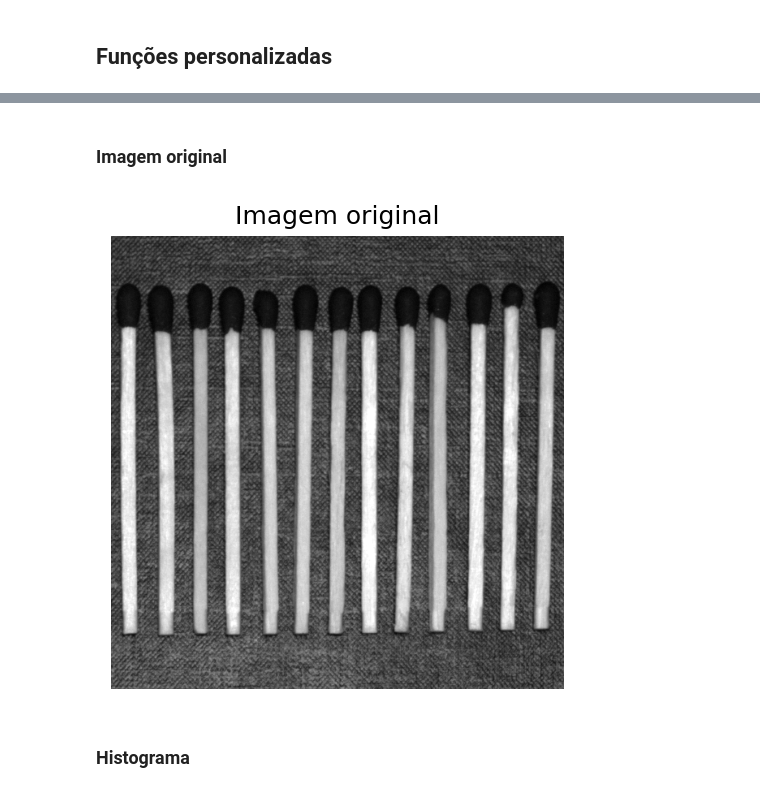
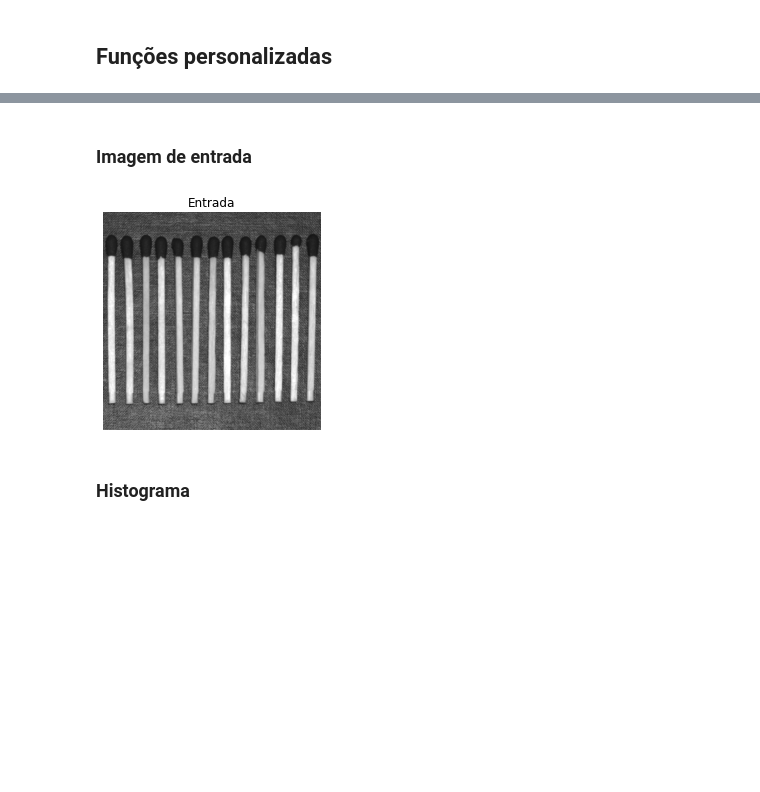
Before and after one commit to gabrielcbenedito/pdi, a Jupyter notebook: lista_1.ipynb, the cells around one changed output, grey strips where cells are left out. Drawn from its saved outputs; the diff is of its cells as text; code cells hidden in the pictures; blank space fills up the shorter version.

```diff
--- a/lista_1.ipynb
+++ b/lista_1.ipynb
@@ -25,9 +23,9 @@ mpl.rcParams['figure.dpi'] = 150
 # NOTE: all custom function assumes normalized images on range [0, 1]
 
 # plots an grayscale image
-def plot_gray_img(img, title=None):
+def plot_img(img, title=None):
     fig, ax = plt.subplots()
-    ax.imshow(img, cmap='gray')
+    ax.imshow(img, cmap='gray', vmin=0, vmax=1)
     ax.set_title(title)
     ax.axis('off')
 
@@ -70,16 +70,17 @@ def plot_hist(img, n_bins=30):
+# %% [markdown]
+### Imagem de entrada
 # %%
 # open image
 img = image.imread('./img/ex_1.jpg')
 
 # transforms
-# normalize values
+# normalization
 img = img / 255
+
+# plot
+plot_img(img, 'Entrada')
+# %% [output]
+[figure, added]
-# %% [markdown]
-### Imagem original
-# %%
-plot_gray_img(img, 'Imagem original')
-# %% [output]
-[figure, removed]
 # %% [markdown]
 ### Histograma
 # %%
```
Also changed, not shown: parts of 29 cells of this notebook, 14 other files.
